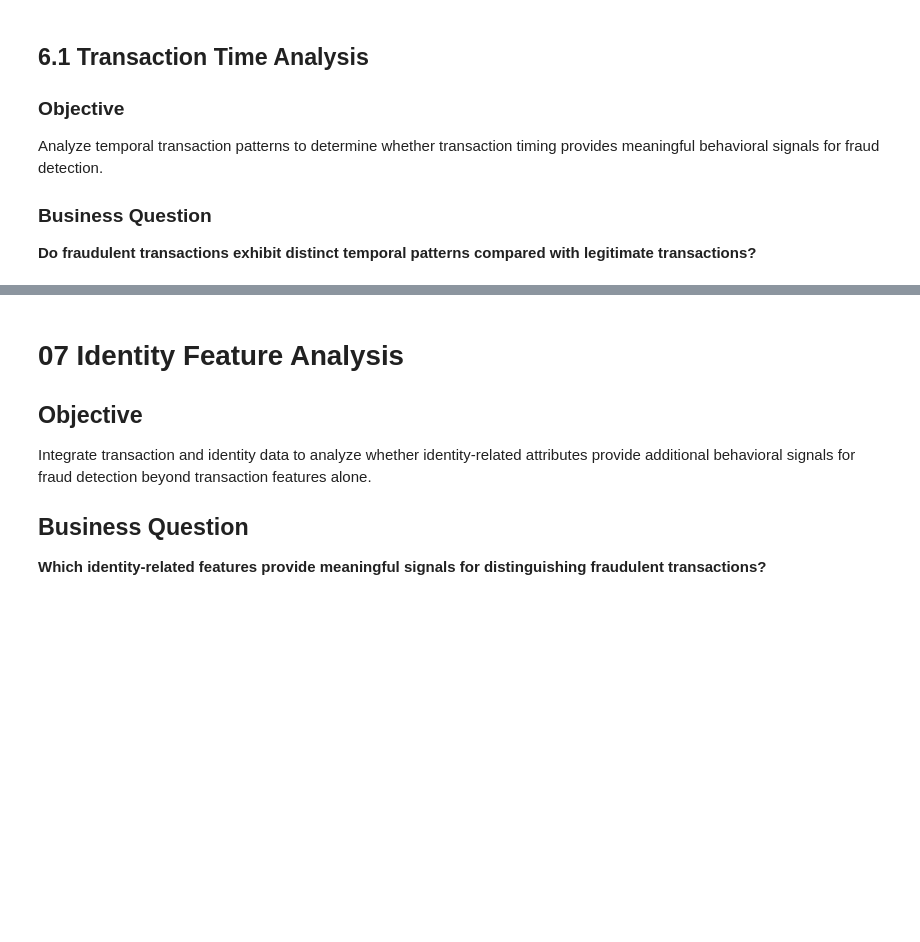
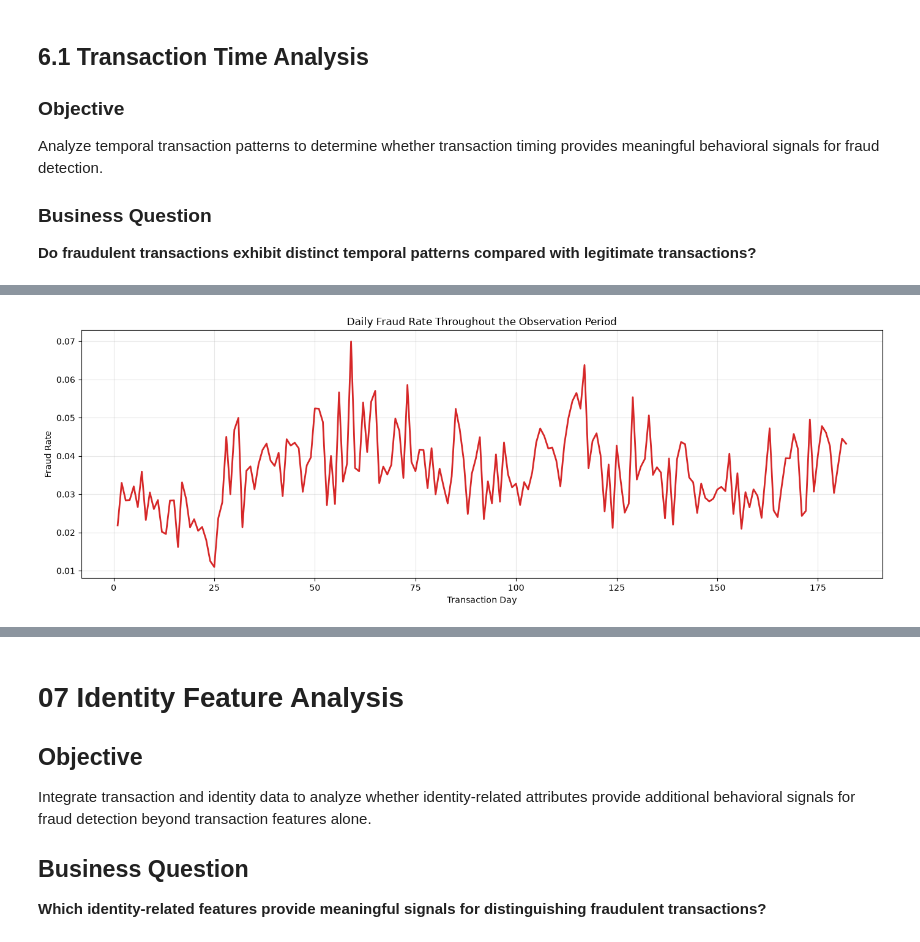
Before and after one commit to rizalkr/fraud_detection, a Jupyter notebook: notebooks/02_Exploratory_Data_Analysis.ipynb, the cells around one changed output, grey strips where cells are left out. Drawn from its saved outputs; the diff is of its cells as text; code cells hidden in the pictures; blank space fills up the shorter version.

```diff
--- a/notebooks/02_Exploratory_Data_Analysis.ipynb
+++ b/notebooks/02_Exploratory_Data_Analysis.ipynb
@@ -440,0 +513,5 @@ Analyze temporal transaction patterns to determine whether transaction timing pr
+# %%
+timeline_summary["fraud_rate"] = (
+    timeline_summary["fraud_transactions"]
+    / timeline_summary["total_transactions"]
+)
@@ -440,0 +590,20 @@ Analyze temporal transaction patterns to determine whether transaction timing pr
+# %%
+plt.figure(figsize=(14, 5))
+
+plt.plot(
+    timeline_summary["transaction_day"],
+    timeline_summary["fraud_rate"],
+    linewidth=2,
+    color="tab:red"
+)
+
+plt.title("Daily Fraud Rate Throughout the Observation Period")
+plt.xlabel("Transaction Day")
+plt.ylabel("Fraud Rate")
+
+plt.grid(alpha=0.3)
+
+plt.tight_layout()
+plt.show()
+# %% [output]
+[figure, added]
```
Also changed, not shown: parts of 15 cells of this notebook.
